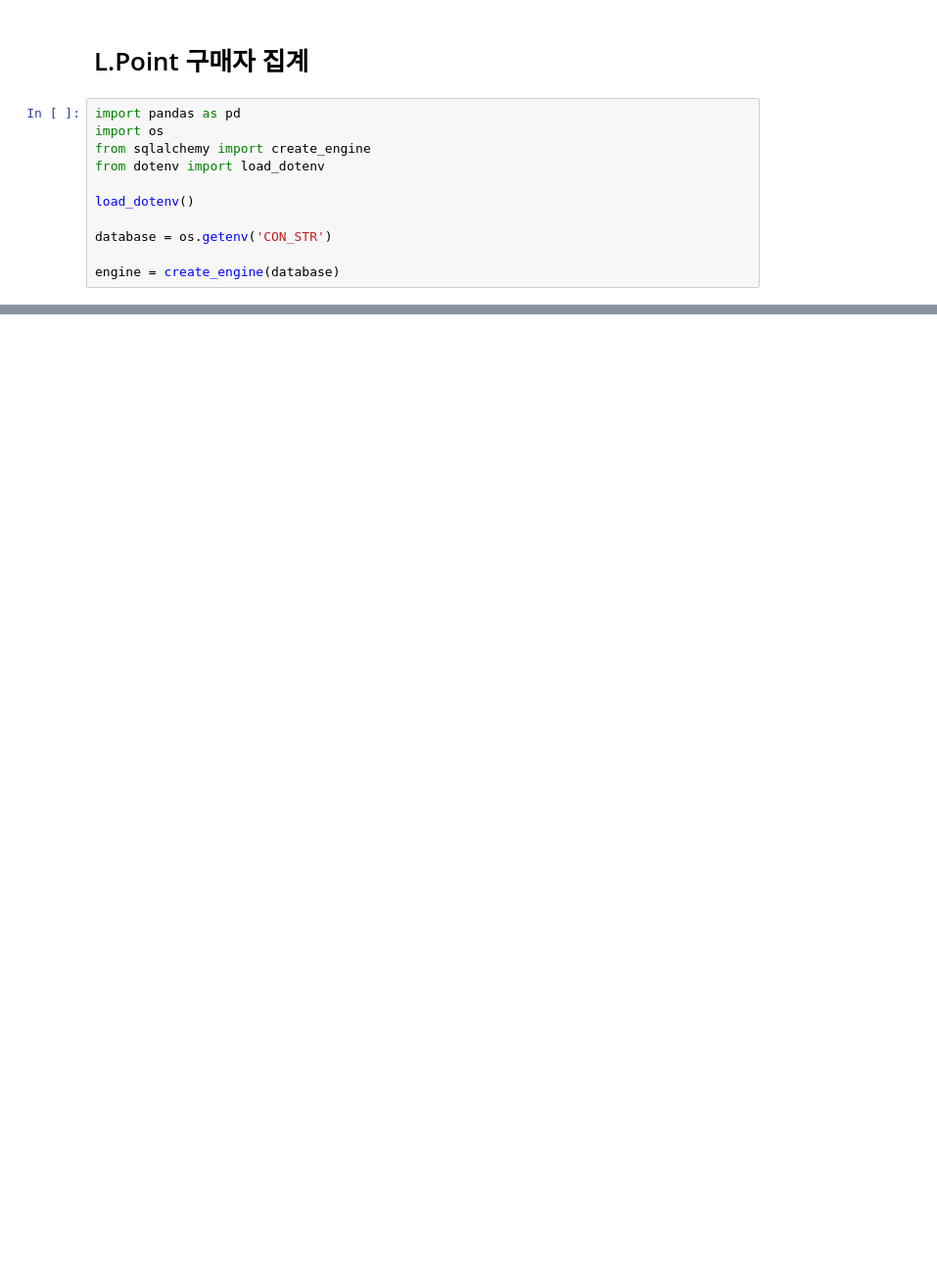
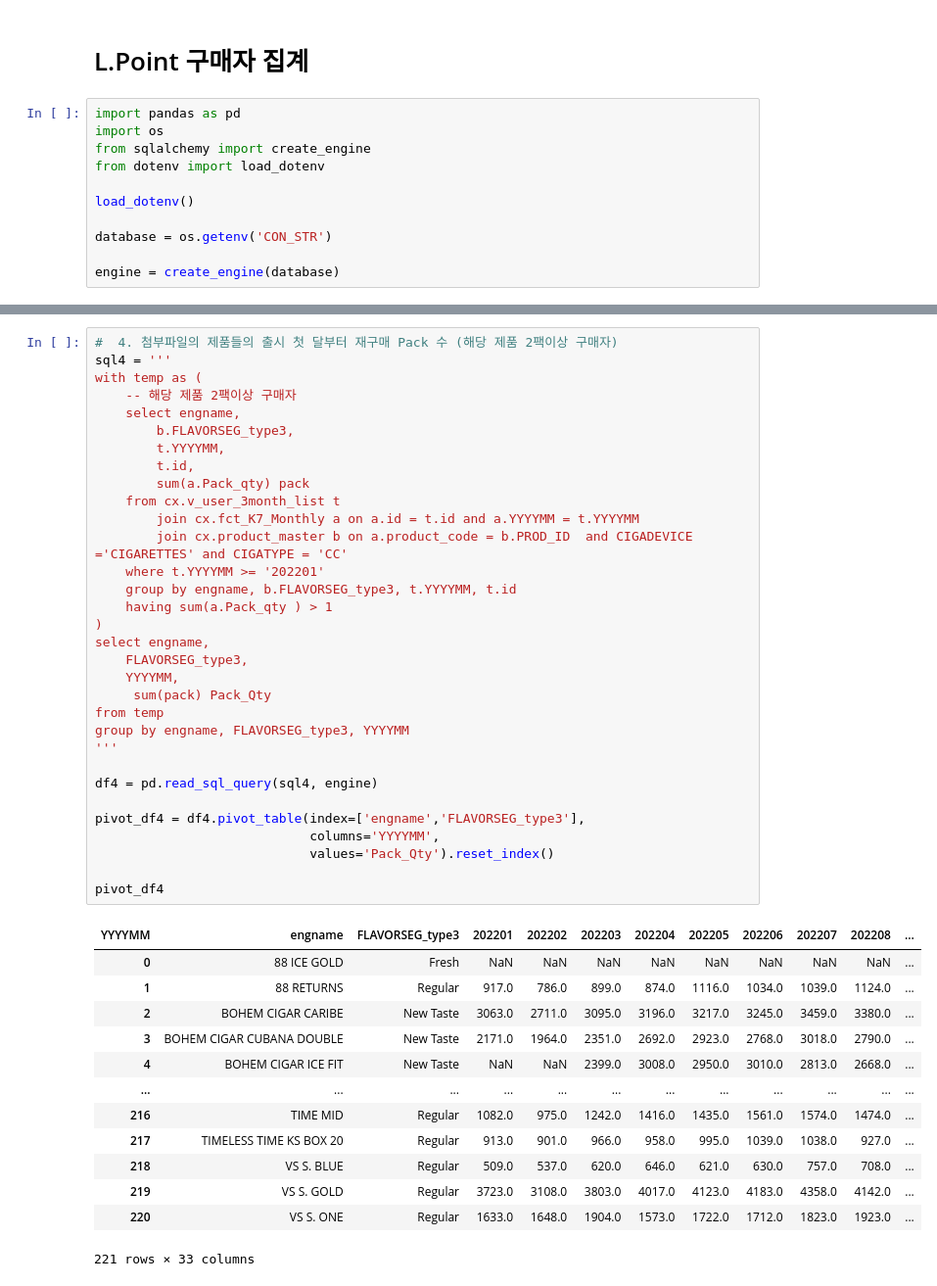
Before and after one commit to MCB-PJT-PMKGroup/Market_Research, a Jupyter notebook: Lpoint_CC_NTD_Purchasers.ipynb, the cells around one changed output, grey strips where cells are left out. Shown: that part at 98% size. Saved outputs shown, nothing was run; the diff lists cells and outputs as text; blank space fills up the shorter version.

```diff
--- a/Lpoint_CC_NTD_Purchasers.ipynb
+++ b/Lpoint_CC_NTD_Purchasers.ipynb
@@ -72,0 +136,46 @@ pivot_df2.to_clipboard()
+# %%
+#  4. 첨부파일의 제품들의 출시 첫 달부터 재구매 Pack 수 (해당 제품 2팩이상 구매자)
+sql4 = '''
+with temp as (
+	-- 해당 제품 2팩이상 구매자
+	select engname,
+		b.FLAVORSEG_type3,
+		t.YYYYMM,
+		t.id,
+		sum(a.Pack_qty) pack
+	from cx.v_user_3month_list t
+		join cx.fct_K7_Monthly a on a.id = t.id and a.YYYYMM = t.YYYYMM
+		join cx.product_master b on a.product_code = b.PROD_ID  and CIGADEVICE ='CIGARETTES' and CIGATYPE = 'CC'
+	where t.YYYYMM >= '202201'
+	group by engname, b.FLAVORSEG_type3, t.YYYYMM, t.id
+	having sum(a.Pack_qty ) > 1
+)
+select engname,
+	FLAVORSEG_type3,
+	YYYYMM,
+	 sum(pack) Pack_Qty
+from temp
+group by engname, FLAVORSEG_type3, YYYYMM
+'''
+
+df4 = pd.read_sql_query(sql4, engine)
+
+pivot_df4 = df4.pivot_table(index=['engname','FLAVORSEG_type3'],
+							columns='YYYYMM',
+							values='Pack_Qty').reset_index()
+
+pivot_df4
+# %% [output]
+| YYYYMM | engname | FLAVORSEG_type3 | 202201 | 202202 | 202203 | 202204 | 202205 | 202206 | 202207 | 202208 | ... |
+| 0 | 88 ICE GOLD | Fresh | NaN | NaN | NaN | NaN | NaN | NaN | NaN | NaN | ... |
+| 1 | 88 RETURNS | Regular | 917.0 | 786.0 | 899.0 | 874.0 | 1116.0 | 1034.0 | 1039.0 | 1124.0 | ... |
+| 2 | BOHEM CIGAR CARIBE | New Taste | 3063.0 | 2711.0 | 3095.0 | 3196.0 | 3217.0 | 3245.0 | 3459.0 | 3380.0 | ... |
+| 3 | BOHEM CIGAR CUBANA DOUBLE | New Taste | 2171.0 | 1964.0 | 2351.0 | 2692.0 | 2923.0 | 2768.0 | 3018.0 | 2790.0 | ... |
+| 4 | BOHEM CIGAR ICE FIT | New Taste | NaN | NaN | 2399.0 | 3008.0 | 2950.0 | 3010.0 | 2813.0 | 2668.0 | ... |
+| ... | ... | ... | ... | ... | ... | ... | ... | ... | ... | ... | ... |
+| 216 | TIME MID | Regular | 1082.0 | 975.0 | 1242.0 | 1416.0 | 1435.0 | 1561.0 | 1574.0 | 1474.0 | ... |
+| 217 | TIMELESS TIME KS BOX 20 | Regular | 913.0 | 901.0 | 966.0 | 958.0 | 995.0 | 1039.0 | 1038.0 | 927.0 | ... |
+| 218 | VS S. BLUE | Regular | 509.0 | 537.0 | 620.0 | 646.0 | 621.0 | 630.0 | 757.0 | 708.0 | ... |
+| 219 | VS S. GOLD | Regular | 3723.0 | 3108.0 | 3803.0 | 4017.0 | 4123.0 | 4183.0 | 4358.0 | 4142.0 | ... |
+| 220 | VS S. ONE | Regular | 1633.0 | 1648.0 | 1904.0 | 1573.0 | 1722.0 | 1712.0 | 1823.0 | 1923.0 | ... |
+221 rows × 33 columns
```
Also changed, not shown: parts of 7 cells of this notebook, 10 other files.
